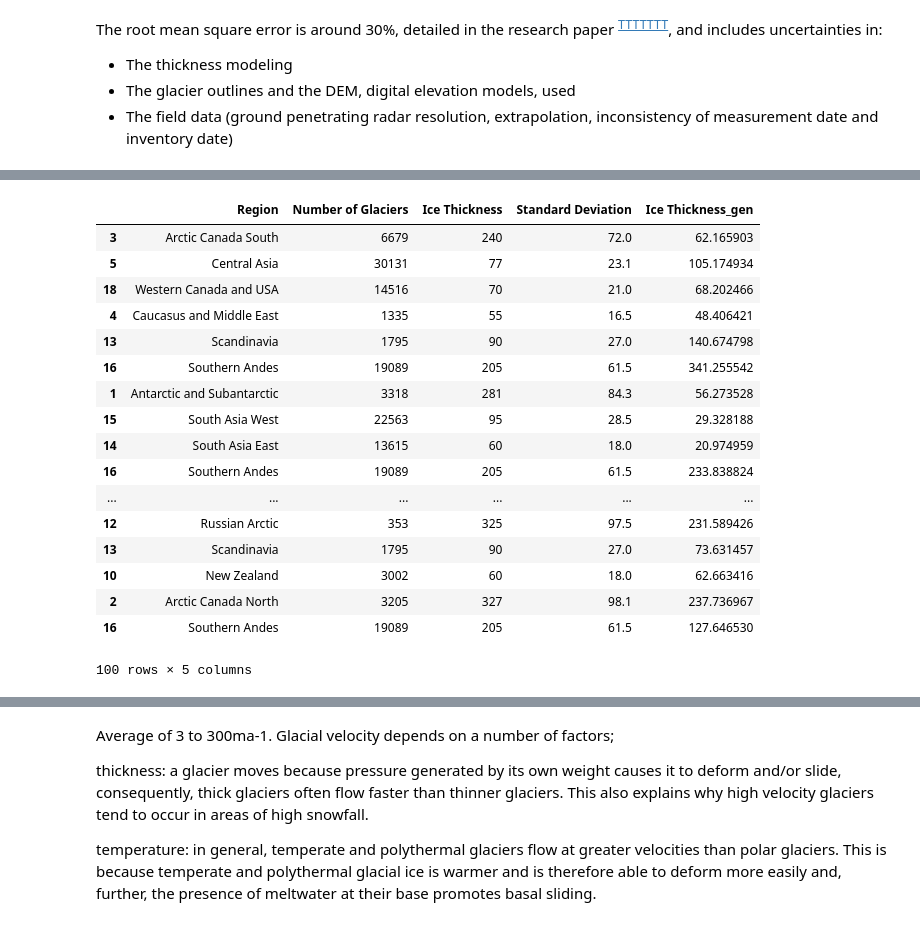
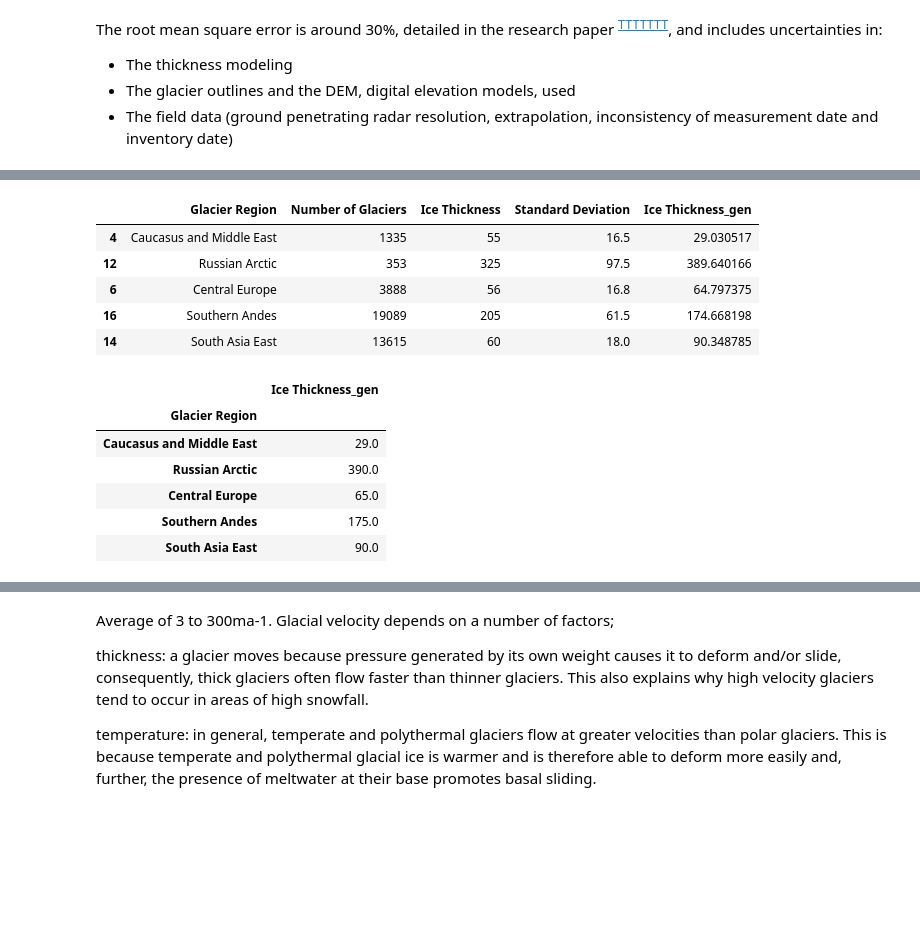
Before and after one commit to healyshane/project-programming_for-data_analysis, a Jupyter notebook: Programming for Data Analysis_Glaciers.ipynb, the cells around one changed output, grey strips where cells are left out. Drawn from its saved outputs; the diff is of its cells as text; code cells hidden in the pictures; blank space fills up the shorter version.

```diff
--- a/Programming for Data Analysis_Glaciers.ipynb
+++ b/Programming for Data Analysis_Glaciers.ipynb
@@ -144,25 +148,13 @@ thickness.head()
 # %%
 # Generate a new column in DataFrame to provide 100 data points for ice thickness.
-# A normal distribution is used to generate ice thickness data around the mean and standard deviation of original data.
+# A normal distribution from the NumPy.random package is used to generate ice thickness data around the mean and standard deviation of original data.
 thickness['Ice Thickness_gen'] = np.random.normal(thickness['Ice Thickness'],thickness['Standard Deviation'])
-thickness
+thickness.head()
 # %% [output]
-|  | Region | Number of Glaciers | Ice Thickness | Standard Deviation | Ice Thickness_gen |
-| 3 | Arctic Canada South | 6679 | 240 | 72.0 | 62.165903 |
-| 5 | Central Asia | 30131 | 77 | 23.1 | 105.174934 |
-| 18 | Western Canada and USA | 14516 | 70 | 21.0 | 68.202466 |
-| 4 | Caucasus and Middle East | 1335 | 55 | 16.5 | 48.406421 |
-| 13 | Scandinavia | 1795 | 90 | 27.0 | 140.674798 |
-| 16 | Southern Andes | 19089 | 205 | 61.5 | 341.255542 |
-| 1 | Antarctic and Subantarctic | 3318 | 281 | 84.3 | 56.273528 |
-| 15 | South Asia West | 22563 | 95 | 28.5 | 29.328188 |
-| 14 | South Asia East | 13615 | 60 | 18.0 | 20.974959 |
-| 16 | Southern Andes | 19089 | 205 | 61.5 | 233.838824 |
-| ... | ... | ... | ... | ... | ... |
-| 12 | Russian Arctic | 353 | 325 | 97.5 | 231.589426 |
-| 13 | Scandinavia | 1795 | 90 | 27.0 | 73.631457 |
-| 10 | New Zealand | 3002 | 60 | 18.0 | 62.663416 |
-| 2 | Arctic Canada North | 3205 | 327 | 98.1 | 237.736967 |
-| 16 | Southern Andes | 19089 | 205 | 61.5 | 127.646530 |
+|  | Glacier Region | Number of Glaciers | Ice Thickness | Standard Deviation | Ice Thickness_gen |
+| 4 | Caucasus and Middle East | 1335 | 55 | 16.5 | 29.030517 |
+| 12 | Russian Arctic | 353 | 325 | 97.5 | 389.640166 |
+| 6 | Central Europe | 3888 | 56 | 16.8 | 64.797375 |
+| 16 | Southern Andes | 19089 | 205 | 61.5 | 174.668198 |
+| 14 | South Asia East | 13615 | 60 | 18.0 | 90.348785 |
-100 rows × 5 columns
 # %%
@@ -170,2 +162,11 @@ thickness.set_index("Region", inplace=True)
 # %%
-data1 = thickness[['Ice Thickness_gen']]
+data = thickness[['Ice Thickness_gen']].round()
+data.head()
+# %% [output]
+|  | Ice Thickness_gen |
+| Glacier Region |  |
+| Caucasus and Middle East | 29.0 |
+| Russian Arctic | 390.0 |
+| Central Europe | 65.0 |
+| Southern Andes | 175.0 |
+| South Asia East | 90.0 |
```
Also changed, not shown: parts of 18 cells of this notebook, 1 other file.
